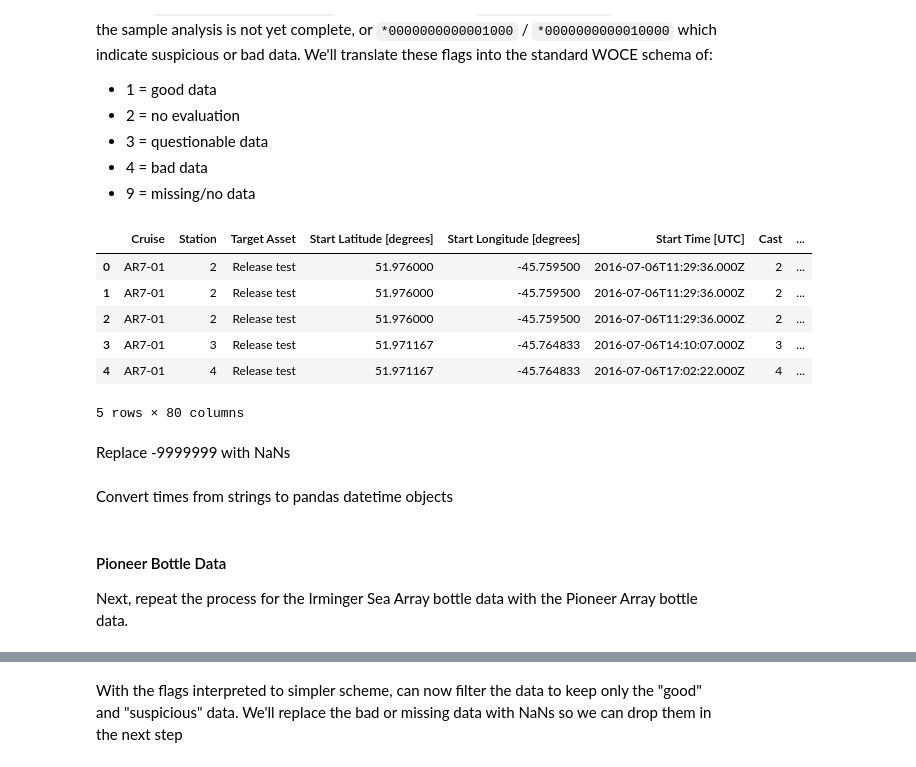
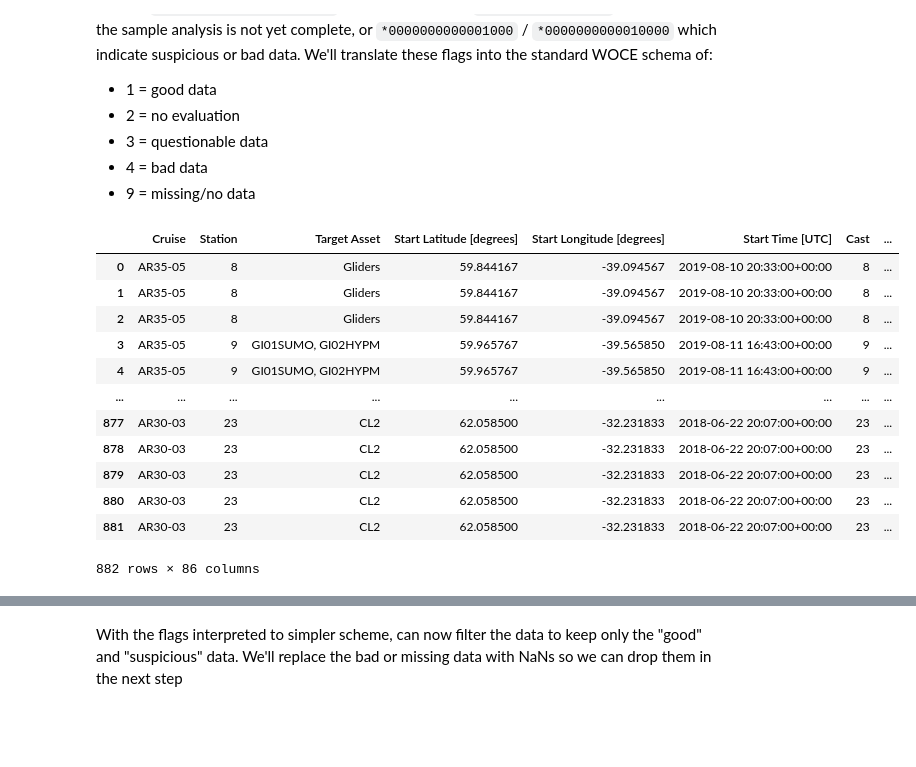
Before and after one commit to reedan88/Ocean-Sciences-2022, a Jupyter notebook: carbon_system/scripts/Data_Analysis.ipynb, the cells around one changed output, grey strips where cells are left out. Saved outputs shown, nothing was run; the diff lists cells and outputs as text; code cells hidden in the pictures; blank space fills up the shorter version.

Commit message:
Updating the data analysis for changes to the bottle data.

```diff
--- a/carbon_system/scripts/Data_Analysis.ipynb
+++ b/carbon_system/scripts/Data_Analysis.ipynb
@@ -65,15 +65,19 @@ We'll also want to check the associated bottle and discrete sample flags. In par
 * 4 = bad data
 * 9 = missing/no data
 # %%
-irminger_sea = pd.read_csv("../data/water_sampling/Irminger_Sea_water_sampling_data.csv")
-irminger_sea.head()
+bottleData = pd.read_csv("../data/water_sampling/Irminger_Bottle_Data.csv")
+bottleData
 # %% [output]
 |  | Cruise | Station | Target Asset | Start Latitude [degrees] | Start Longitude [degrees] | Start Time [UTC] | Cast | ... |
-| 0 | AR7-01 | 2 | Release test | 51.976000 | -45.759500 | 2016-07-06T11:29:36.000Z | 2 | ... |
-| 1 | AR7-01 | 2 | Release test | 51.976000 | -45.759500 | 2016-07-06T11:29:36.000Z | 2 | ... |
-| 2 | AR7-01 | 2 | Release test | 51.976000 | -45.759500 | 2016-07-06T11:29:36.000Z | 2 | ... |
-| 3 | AR7-01 | 3 | Release test | 51.971167 | -45.764833 | 2016-07-06T14:10:07.000Z | 3 | ... |
-| 4 | AR7-01 | 4 | Release test | 51.971167 | -45.764833 | 2016-07-06T17:02:22.000Z | 4 | ... |
+| 0 | AR35-05 | 8 | Gliders | 59.844167 | -39.094567 | 2019-08-10 20:33:00+00:00 | 8 | ... |
+| 1 | AR35-05 | 8 | Gliders | 59.844167 | -39.094567 | 2019-08-10 20:33:00+00:00 | 8 | ... |
+| 2 | AR35-05 | 8 | Gliders | 59.844167 | -39.094567 | 2019-08-10 20:33:00+00:00 | 8 | ... |
+| 3 | AR35-05 | 9 | GI01SUMO, GI02HYPM | 59.965767 | -39.565850 | 2019-08-11 16:43:00+00:00 | 9 | ... |
+| 4 | AR35-05 | 9 | GI01SUMO, GI02HYPM | 59.965767 | -39.565850 | 2019-08-11 16:43:00+00:00 | 9 | ... |
+| ... | ... | ... | ... | ... | ... | ... | ... | ... |
+| 877 | AR30-03 | 23 | CL2 | 62.058500 | -32.231833 | 2018-06-22 20:07:00+00:00 | 23 | ... |
+| 878 | AR30-03 | 23 | CL2 | 62.058500 | -32.231833 | 2018-06-22 20:07:00+00:00 | 23 | ... |
+| 879 | AR30-03 | 23 | CL2 | 62.058500 | -32.231833 | 2018-06-22 20:07:00+00:00 | 23 | ... |
+| 880 | AR30-03 | 23 | CL2 | 62.058500 | -32.231833 | 2018-06-22 20:07:00+00:00 | 23 | ... |
+| 881 | AR30-03 | 23 | CL2 | 62.058500 | -32.231833 | 2018-06-22 20:07:00+00:00 | 23 | ... |
-5 rows × 80 columns
+882 rows × 86 columns
-# %% [markdown]
-Replace -9999999 with NaNs
@@ -83,2 +83,0 @@ irminger_sea = irminger_sea.replace(to_replace=-9999999, value=np.nan)
-# %% [markdown]
-Convert times from strings to pandas datetime objects
@@ -96,3 +83,0 @@ irminger_sea["CTD Bottle Closure Time [UTC]"] = irminger_sea["CTD Bottle Closure
-# %% [markdown]
-#### Pioneer Bottle Data
-Next, repeat the process for the Irminger Sea Array bottle data with the Pioneer Array bottle data.
```
Also changed, not shown: parts of 45 cells of this notebook.
